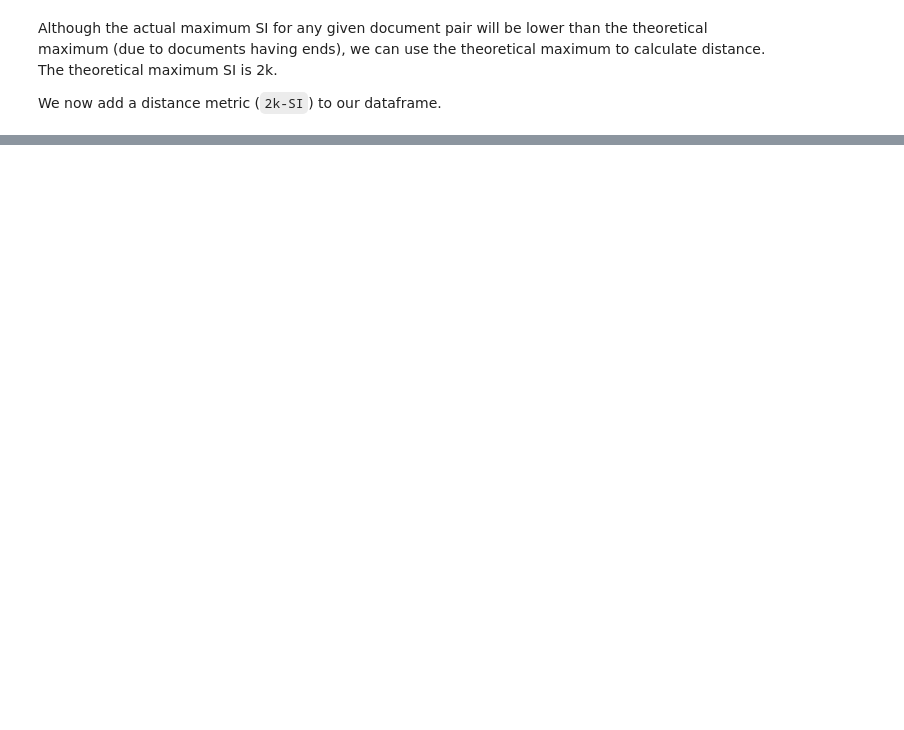
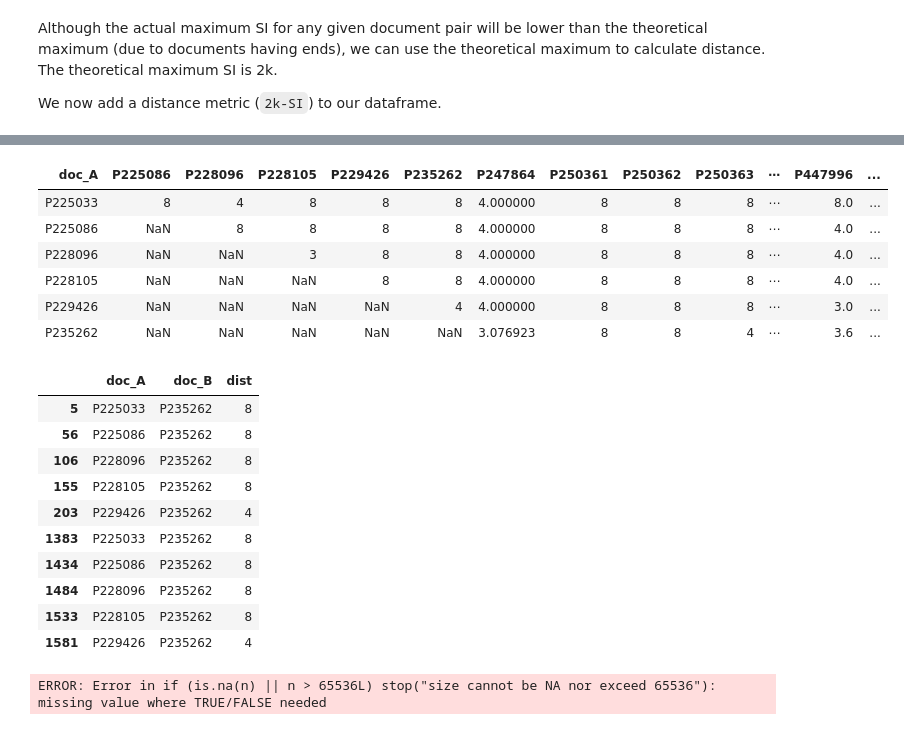
Before and after one commit to ErinBecker/digital-humanities-phylogenetics, a Jupyter notebook: scripts/04_analyze_section_order_R.ipynb, the cells around one changed output, grey strips where cells are left out. Drawn from its saved outputs; the diff is of its cells as text; code cells hidden in the pictures; blank space fills up the shorter version.

```diff
--- a/scripts/04_analyze_section_order_R.ipynb
+++ b/scripts/04_analyze_section_order_R.ipynb
@@ -423,3 +442,30 @@ ERROR: Error in head(melt(all_pairs_SI)): could not find function "melt"
+# %%
+all_pairs_SI_wide = dcast(all_pairs_SI, doc_A ~ doc_B, value.var = "dist", fun.aggregate = mean)
+head(all_pairs_SI_wide)
+all_pairs_SI[which(all_pairs_SI$doc_B == "P235262"),]
+# %% [output]
+| doc_A | P225086 | P228096 | P228105 | P229426 | P235262 | P247864 | P250361 | P250362 | P250363 | ⋯ | P447996 | ... |
+| P225033 | 8 | 4 | 8 | 8 | 8 | 4.000000 | 8 | 8 | 8 | ⋯ | 8.0 | ... |
+| P225086 | NaN | 8 | 8 | 8 | 8 | 4.000000 | 8 | 8 | 8 | ⋯ | 4.0 | ... |
+| P228096 | NaN | NaN | 3 | 8 | 8 | 4.000000 | 8 | 8 | 8 | ⋯ | 4.0 | ... |
+| P228105 | NaN | NaN | NaN | 8 | 8 | 4.000000 | 8 | 8 | 8 | ⋯ | 4.0 | ... |
+| P229426 | NaN | NaN | NaN | NaN | 4 | 4.000000 | 8 | 8 | 8 | ⋯ | 3.0 | ... |
+| P235262 | NaN | NaN | NaN | NaN | NaN | 3.076923 | 8 | 8 | 4 | ⋯ | 3.6 | ... |
+|  | doc_A | doc_B | dist |
+| 5 | P225033 | P235262 | 8 |
+| 56 | P225086 | P235262 | 8 |
+| 106 | P228096 | P235262 | 8 |
+| 155 | P228105 | P235262 | 8 |
+| 203 | P229426 | P235262 | 4 |
+| 1383 | P225033 | P235262 | 8 |
+| 1434 | P225086 | P235262 | 8 |
+| 1484 | P228096 | P235262 | 8 |
+| 1533 | P228105 | P235262 | 8 |
+| 1581 | P229426 | P235262 | 4 |
+# %%
+plot(hclust(all_pairs_SI_wide))
+# %% [output]
+ERROR: Error in if (is.na(n) || n > 65536L) stop("size cannot be NA nor exceed 65536"): missing value where TRUE/FALSE needed
 # %%
 # Niek's method (consider each instance of a repeated section independently)
 
```
Also changed, not shown: parts of 10 cells of this notebook.
